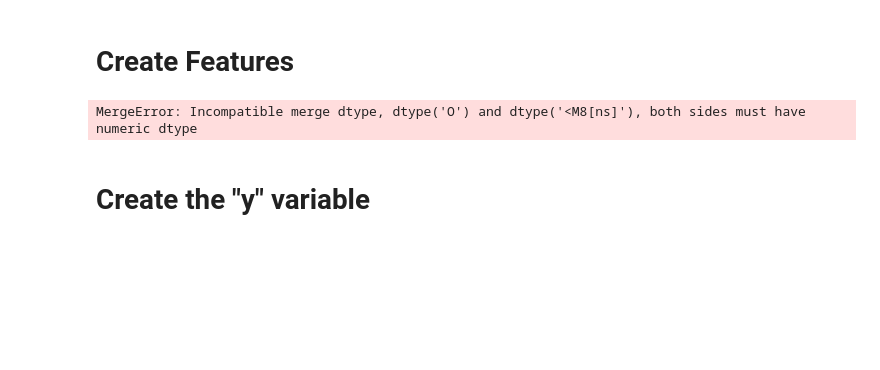
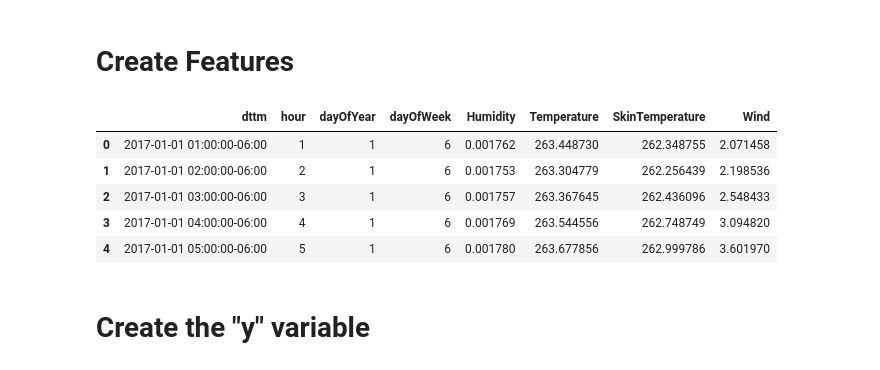
Before and after one commit to grantboggess/TechBrew, a Jupyter notebook: TechBrew_PredictingLoad.ipynb, the cells around one changed output. Drawn from its saved outputs; the diff is of its cells as text; code cells hidden in the pictures; blank space fills up the shorter version.

```diff
--- a/TechBrew_PredictingLoad.ipynb
+++ b/TechBrew_PredictingLoad.ipynb
@@ -47,8 +44,11 @@ All Needed Packages Installed
 # %%
 loadData = pd.read_excel('MISO_Central_Load.xlsx')
 loadData.DTTM = pd.to_datetime(loadData.DTTM)
+loadData.DTTM = loadData.DTTM.dt.tz_localize('US/Central', ambiguous = 'NaT', nonexistent = 'NaT')
+loadData = loadData.dropna()
 weatherData = pd.read_excel('Milwaukee_Weather.xlsx')
 weatherData.time = pd.to_datetime(weatherData.time)
+weatherData.time = weatherData.time.dt.tz_convert('US/Central')
 display(loadData.head())
 display(weatherData.head())
 # %% [output]
@@ -91,13 +80,19 @@ display(weatherData.describe())
 # %%
 features = pd.DataFrame([])
 features['dttm'] = loadData.DTTM
 features['hour'] = loadData.DTTM.dt.hour
 features['dayOfYear'] = loadData.DTTM.dt.dayofyear
 features['dayOfWeek'] = loadData.DTTM.dt.dayofweek
 features = pd.merge_asof(features, weatherData, left_on = 'dttm', right_on = 'time')
+features = features.drop(columns = 'time')
 features.head()
 # %% [output]
-MergeError: Incompatible merge dtype, dtype('O') and dtype('<M8[ns]'), both sides must have numeric dtype
+|  | dttm | hour | dayOfYear | dayOfWeek | Humidity | Temperature | SkinTemperature | Wind |
+| 0 | 2017-01-01 01:00:00-06:00 | 1 | 1 | 6 | 0.001762 | 263.448730 | 262.348755 | 2.071458 |
+| 1 | 2017-01-01 02:00:00-06:00 | 2 | 1 | 6 | 0.001753 | 263.304779 | 262.256439 | 2.198536 |
+| 2 | 2017-01-01 03:00:00-06:00 | 3 | 1 | 6 | 0.001757 | 263.367645 | 262.436096 | 2.548433 |
+| 3 | 2017-01-01 04:00:00-06:00 | 4 | 1 | 6 | 0.001769 | 263.544556 | 262.748749 | 3.094820 |
+| 4 | 2017-01-01 05:00:00-06:00 | 5 | 1 | 6 | 0.001780 | 263.677856 | 262.999786 | 3.601970 |
 # %% [markdown]
 # Create the "y" variable
 # %%
```
Also changed, not shown: parts of 8 cells of this notebook.
